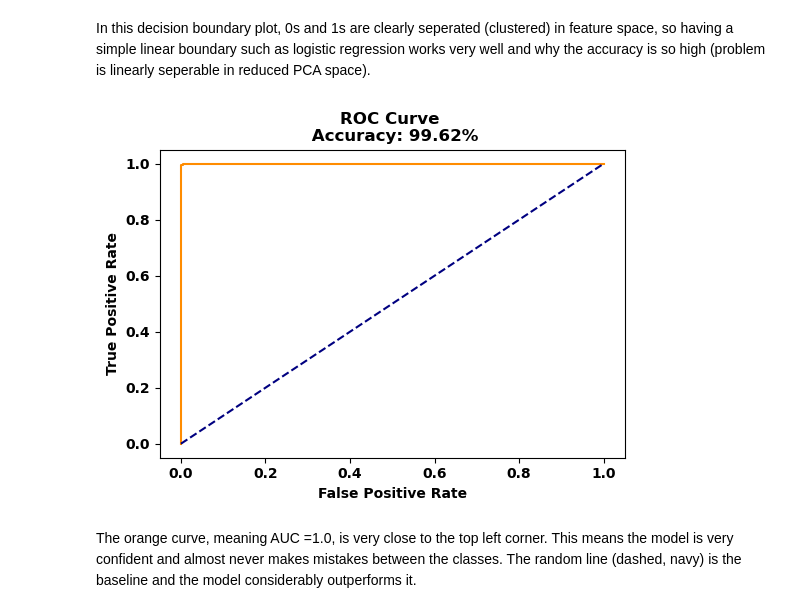
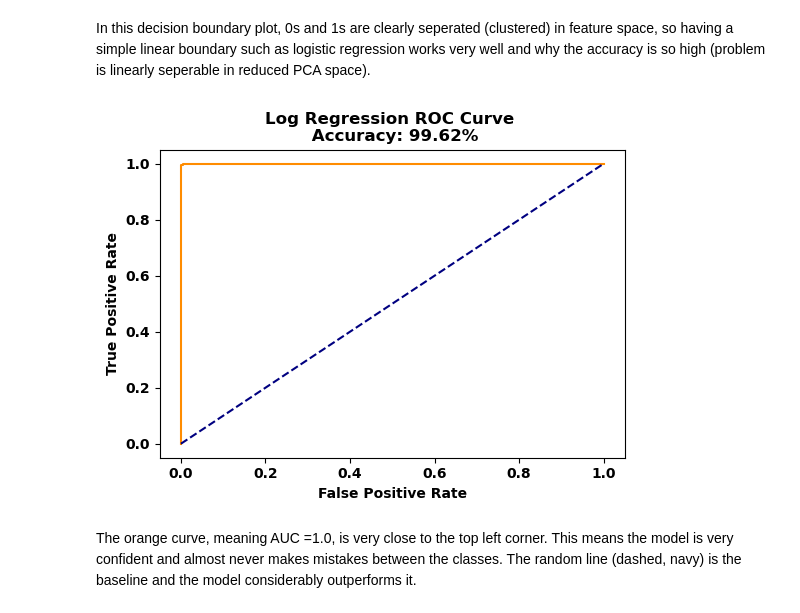
Before and after one commit to apayne185/quantum-feature-maps, a Jupyter notebook: notebooks/classic_baseline.ipynb, the cells around one changed output. Cells and saved outputs as stored; diff of their text form; code cells hidden in the pictures.

```diff
--- a/notebooks/classic_baseline.ipynb
+++ b/notebooks/classic_baseline.ipynb
@@ -37,5 +39,12 @@ scaler = StandardScaler()
 X_train_scaled = scaler.fit_transform(X_train)
 X_test_scaled = scaler.transform(X_test)
 
-model = LogisticRegression()
-model.fit(X_train_scaled, y_train)
+
+start_lr = time.time()
+lr_classifier = LogisticRegression()
+lr_classifier.fit(X_train_scaled, y_train)
+
+lr_y_pred = lr_classifier.predict(X_test_scaled)
+lr_acc = accuracy_score(y_test, y_pred)
+
+runtime_lr = round(time.time() - start_lr, 3)
@@ -84,19 +87,19 @@ plt.show()
 # %% [markdown]
 In this decision boundary plot, 0s and 1s are clearly seperated (clustered) in feature space, so having a simple linear boundary such as logistic regression works very well and why the accuracy is so high (problem is linearly seperable in reduced PCA space).
 # %%
-y_prob = model.predict_proba(X_test_scaled)[:,1]
-fpr, tpr,thresholds = roc_curve(y_test, y_prob)
-roc_auc = auc(fpr, tpr)
+lr_y_prob = lr_classifier.predict_proba(X_test_scaled)[:,1]
+lr_fpr, lr_tpr,lr_thresholds = roc_curve(y_test, lr_y_prob)
+lr_roc_auc = auc(lr_fpr, lr_tpr)
 
 plt.figure(figsize=(6,4))
-plt.plot(fpr, tpr, color='darkorange', label=f'ROC curve (AUC = {roc_auc:.2f})')
+plt.plot(lr_fpr, lr_tpr, color='darkorange', label=f'ROC curve (AUC = {lr_roc_auc:.2f})')
 plt.plot([0,1], [0,1], color='navy', linestyle='--', label='random')
 plt.xlabel("False Positive Rate")
 plt.ylabel("True Positive Rate")
-plt.title("ROC Curve \n Accuracy: {:.2f}%".format(accuracy*100))
+plt.title("Log Regression ROC Curve \n Accuracy: {:.2f}%".format(lr_acc*100))
 plt.show()
 # %% [output]
-[figure, old version]
+[figure, new version]
 # %% [markdown]
 The orange curve, meaning AUC =1.0, is very close to the top left corner. This means the model is very confident and almost never makes mistakes between the classes. The random line (dashed, navy) is the baseline and the model considerably outperforms it.
 # %% [markdown]
```
Also changed, not shown: parts of 9 cells of this notebook, 11 other files.
